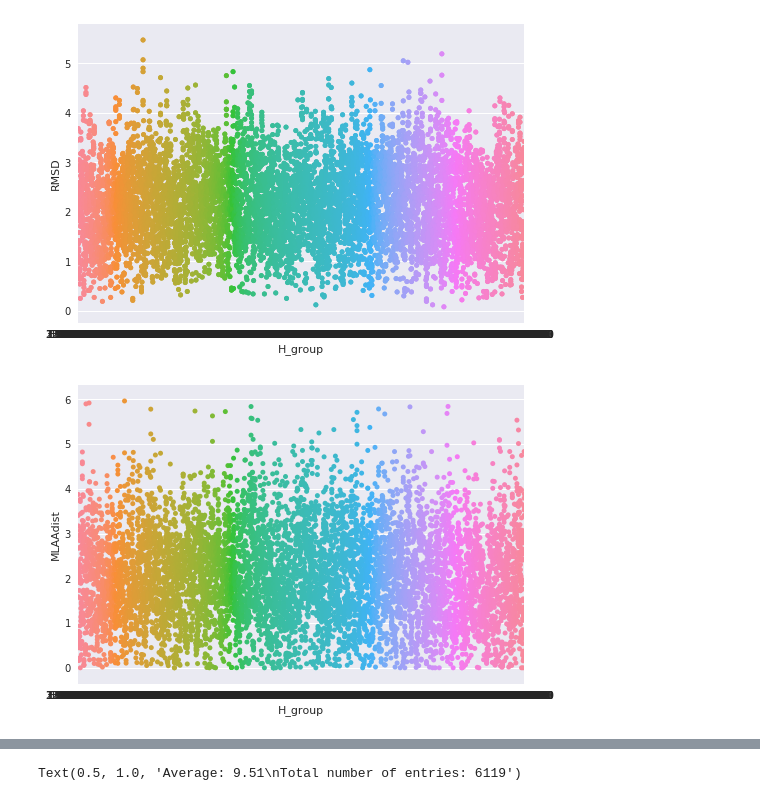
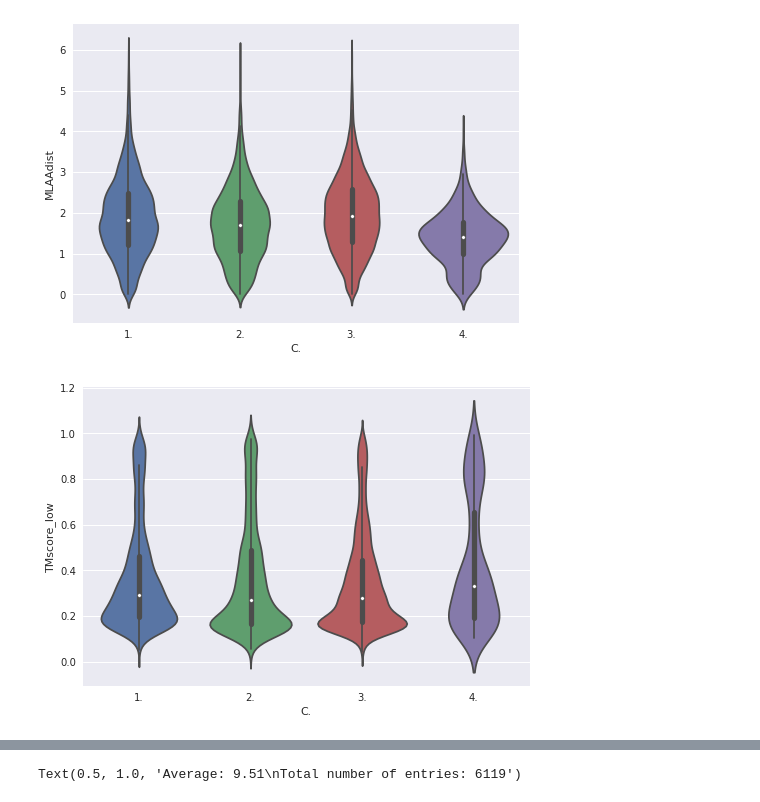
Before and after one commit to patrickbryant1/basic_scilife_scripts, a Jupyter notebook: visual/visual_notebook.ipynb, the cells around one changed output, grey strips where cells are left out. Drawn from its saved outputs; the diff is of its cells as text; code cells hidden in the pictures.

```diff
--- a/visual/visual_notebook.ipynb
+++ b/visual/visual_notebook.ipynb
@@ -4,9 +4,12 @@ import glob
 import os
 import pdb
 # use your path
-all_files = glob.glob('/home/p/pbryant/pfs/results/CATH/20190605/*/*.tsv')     # advisable to use os.path.join as this makes concatenation OS independent
+all_files = glob.glob('/home/p/pbryant/pfs/results/CATH/20190606/*/*.tsv')     # advisable to use os.path.join as this makes concatenation OS independent
 
 df_from_each_file = [pd.read_csv(f, sep='\t') for f in all_files]
 for dataframe, filename in zip(df_from_each_file, all_files):
+    hgroup = filename.split('/')[-2]
     dataframe['H_group'] = filename.split('/')[-2]
+    dataframe['C.'] = hgroup.split('.')[0]+'.'
+    dataframe['C.A.'] = hgroup.split('.')[0]+'.'+hgroup.split('.')[1]
 concatenated_df   = pd.concat(df_from_each_file, ignore_index=True)
@@ -13,6 +34,6 @@ concatenated_df   = pd.concat(df_from_each_file, ignore_index=True)
 # %%
 #Filter: concatenated_df[concatenated_df['MLAAdist']<6]
-
+import matplotlib.pyplot as plt
 from scipy import stats
 import pandas as pd
 import seaborn as sns
@@ -30,9 +51,11 @@ for i in range(0, len(ML_dists)):
     deviation = rmsd_dists[i]-(intercept+slope*ML_dists[i])
     deviations.append(deviation)
 
-concatenated_df['deviation'] = deviations
+#concatenated_df['deviation'] = deviations
 #Plot RMSD and ML_dist
+below_6 = concatenated_df[concatenated_df['MLAAdist']<6]
 g = sns.jointplot(x="MLAAdist", y="RMSD", data=concatenated_df, kind = "hex")
 sns.regplot(x="MLAAdist", y="RMSD", data=concatenated_df, ax=g.ax_joint, scatter=False)
-plt.show()
+g = sns.jointplot(x="MLAAdist", y="RMSD", data=below_6, kind = "hex")
+sns.regplot(x="MLAAdist", y="RMSD", data=below_6, ax=g.ax_joint, scatter=False)
 # %% [output]
@@ -74,10 +121,10 @@ plt.show()
 # %%
-sns.stripplot(x = "H_group", y = "RMSD", data = below_6)
+sns.violinplot(x = "C.", y = "MLAAdist", data = below_6)
 plt.show()
 # %% [output]
-[figure, old version]
+[figure, new version]
 # %%
-sns.stripplot(x = "H_group", y = "MLAAdist", data = below_6)
+sns.violinplot(x = "C.", y = "TMscore_low", data = below_6)
 plt.show()
 # %% [output]
-[figure, old version]
+[figure, new version]
```
Also changed, not shown: parts of 23 cells of this notebook, 2 other files.
